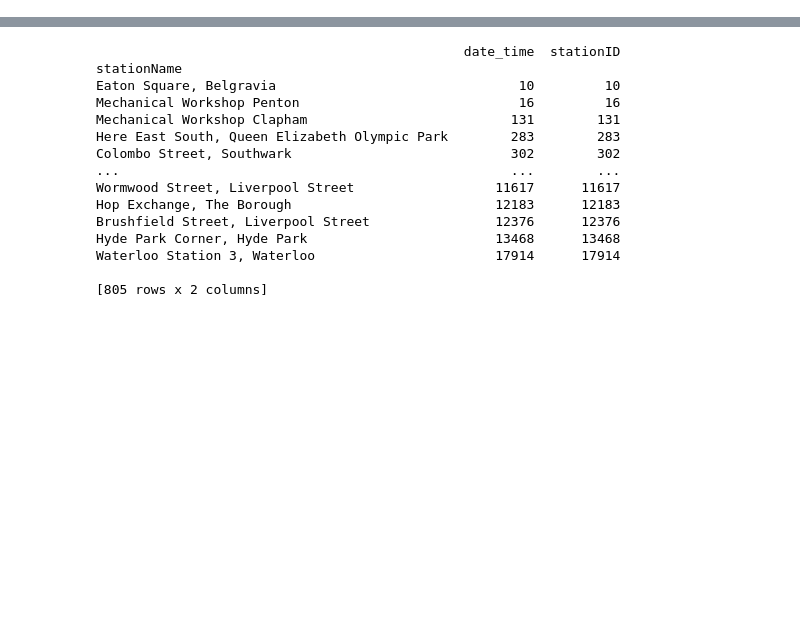
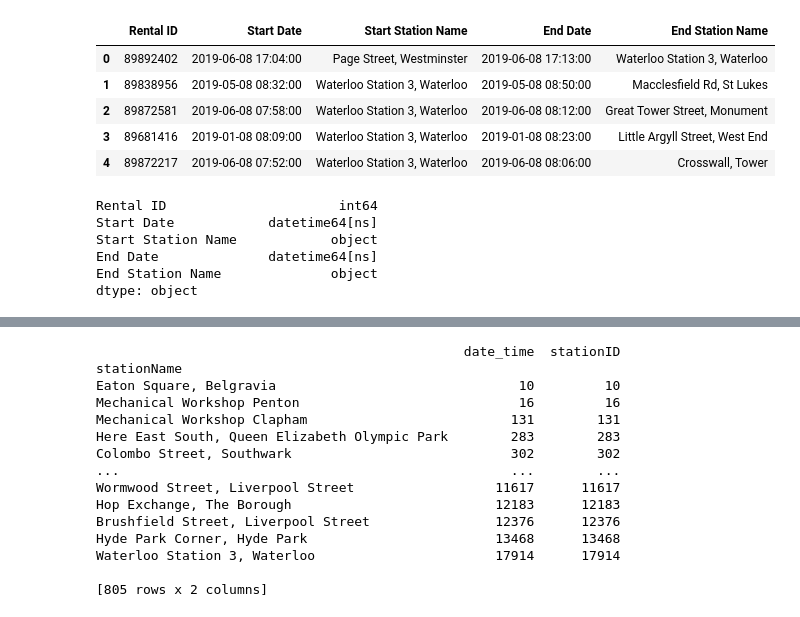
Before and after one commit to orenjhargreaves/TFL_bikes, a Jupyter notebook: Convert csv to pandas.ipynb, the cells around one changed output, grey strips where cells are left out. Drawn from its saved outputs; the diff is of its cells as text; code cells hidden in the pictures; blank space fills up the shorter version.

Commit message:
created a test dataset that is clean for Waterloo for the whole time period

```diff
--- a/Convert csv to pandas.ipynb
+++ b/Convert csv to pandas.ipynb
@@ -6,0 +8,6 @@ import os
+# %%
+# Get list of csv names
+with open("text_files/files.txt", "r") as f:
+    CSVs = f.read()
+
+CSVs = CSVs.replace("\n    ", " ").replace("%20", "_")[2:-2].split("', '")
@@ -26,0 +142,18 @@ for csv in CSVs:
+# %%
+merged_df.head()
+# %% [output]
+|  | Rental ID | Start Date | Start Station Name | End Date | End Station Name |
+| 0 | 89892402 | 2019-06-08 17:04:00 | Page Street, Westminster | 2019-06-08 17:13:00 | Waterloo Station 3, Waterloo |
+| 1 | 89838956 | 2019-05-08 08:32:00 | Waterloo Station 3, Waterloo | 2019-05-08 08:50:00 | Macclesfield Rd, St Lukes |
+| 2 | 89872581 | 2019-06-08 07:58:00 | Waterloo Station 3, Waterloo | 2019-06-08 08:12:00 | Great Tower Street, Monument |
+| 3 | 89681416 | 2019-01-08 08:09:00 | Waterloo Station 3, Waterloo | 2019-01-08 08:23:00 | Little Argyll Street, West End |
+| 4 | 89872217 | 2019-06-08 07:52:00 | Waterloo Station 3, Waterloo | 2019-06-08 08:06:00 | Crosswall, Tower |
+# %%
+merged_df.dtypes
+# %% [output]
+Rental ID                      int64
+Start Date            datetime64[ns]
+Start Station Name            object
+End Date              datetime64[ns]
+End Station Name              object
+dtype: object
```
Also changed, not shown: parts of 13 cells of this notebook, 1 other file.
